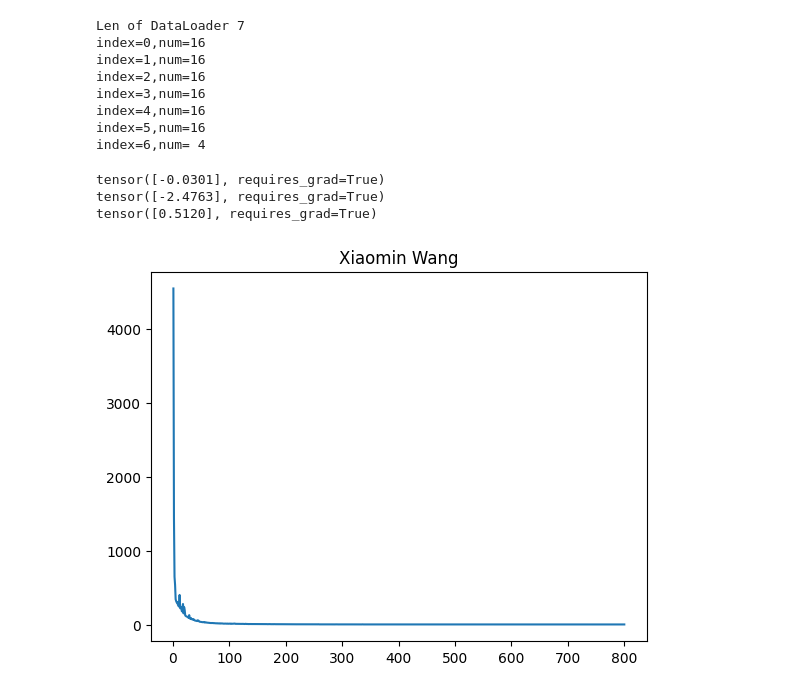
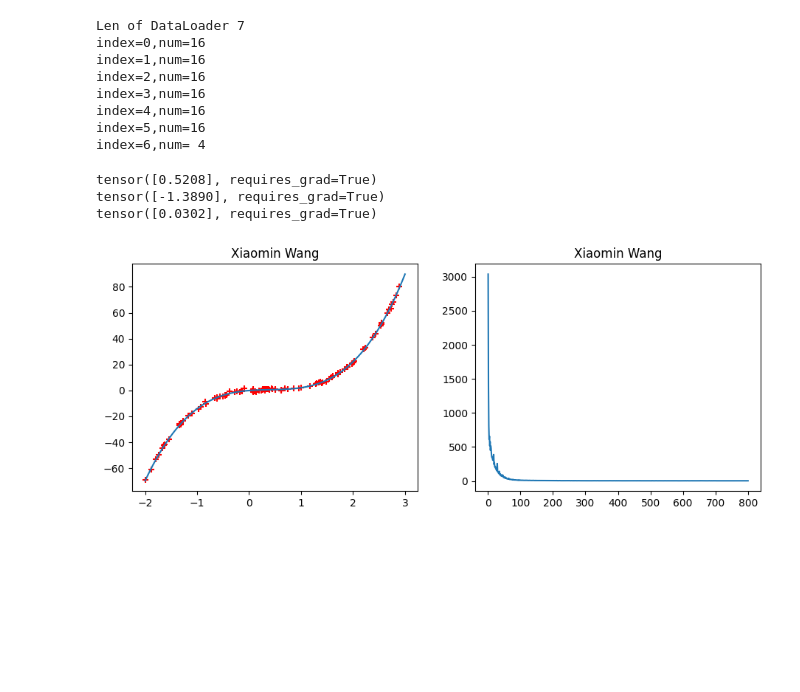
Before and after one commit to zxyup/RCS16_Vision_Train, a Jupyter notebook: Xiaomin_Wang/pytorch_study1.ipynb, the cells around one changed output. Saved outputs shown, nothing was run; the diff lists cells and outputs as text; code cells hidden in the pictures; blank space fills up the shorter version.

```diff
--- a/Xiaomin_Wang/pytorch_study1.ipynb
+++ b/Xiaomin_Wang/pytorch_study1.ipynb
@@ -60,35 +60,48 @@ a0=torch.randn(1,requires_grad=True)
 print(a3)
 print(a2)
 print(a1)
 Loss=[]
 for epoch in range(1,epoch+1):
     sum_loss=0
     for batch_id,(bx,by) in enumerate(dataloader):
         h =a3*(bx**3) + a2*(bx**2) + a1*bx +a0
         loss= torch.mean((h-by)**2)
         #print('Loss',loss)
         sum_loss+=loss.item()
         loss.backward()
         a3.data-=lr*a3.grad.data
         a2.data-=lr*a2.grad.data
         a1.data-=lr*a1.grad.data
         a0.data-=lr*a0.grad.data
 
         a3.grad.zero_()
         a2.grad.zero_()
         a1.grad.zero_()
         a0.grad.zero_()
 
     Loss.append(sum_loss)
-#print(loss.item())
+# print(loss.item())
 # print(f'w:{w.item()}')
 # print(f'b:{b.item()}')
 Loss_x=[i for i in range(1,epoch+1)]
+fig = plt.figure(figsize=(11,4))
+plt.subplot(1,2,2)
 plt.plot(Loss_x,Loss)
 plt.title("Xiaomin Wang")
+a3=a3.item()
+a2=a2.item()
+a1=a1.item()
+a0=a0.item()
+xx=np.linspace(-2,3,100)
+h=a3*(xx**3) + a2*(xx**2) + a1*xx +a0
+plt.subplot(1,2,1)
+plt.scatter(x,y,marker='+',color='red')
+plt.title("Xiaomin Wang")
+plt.plot(xx,h)
+
 plt.show()
 # %% [output]
-tensor([-0.0301], requires_grad=True)
-tensor([-2.4763], requires_grad=True)
-tensor([0.5120], requires_grad=True)
+tensor([0.5208], requires_grad=True)
+tensor([-1.3890], requires_grad=True)
+tensor([0.0302], requires_grad=True)
-[figure, old version]
+[figure, new version]
```
Also changed, not shown: parts of 1 cell of this notebook, 1 other file.
